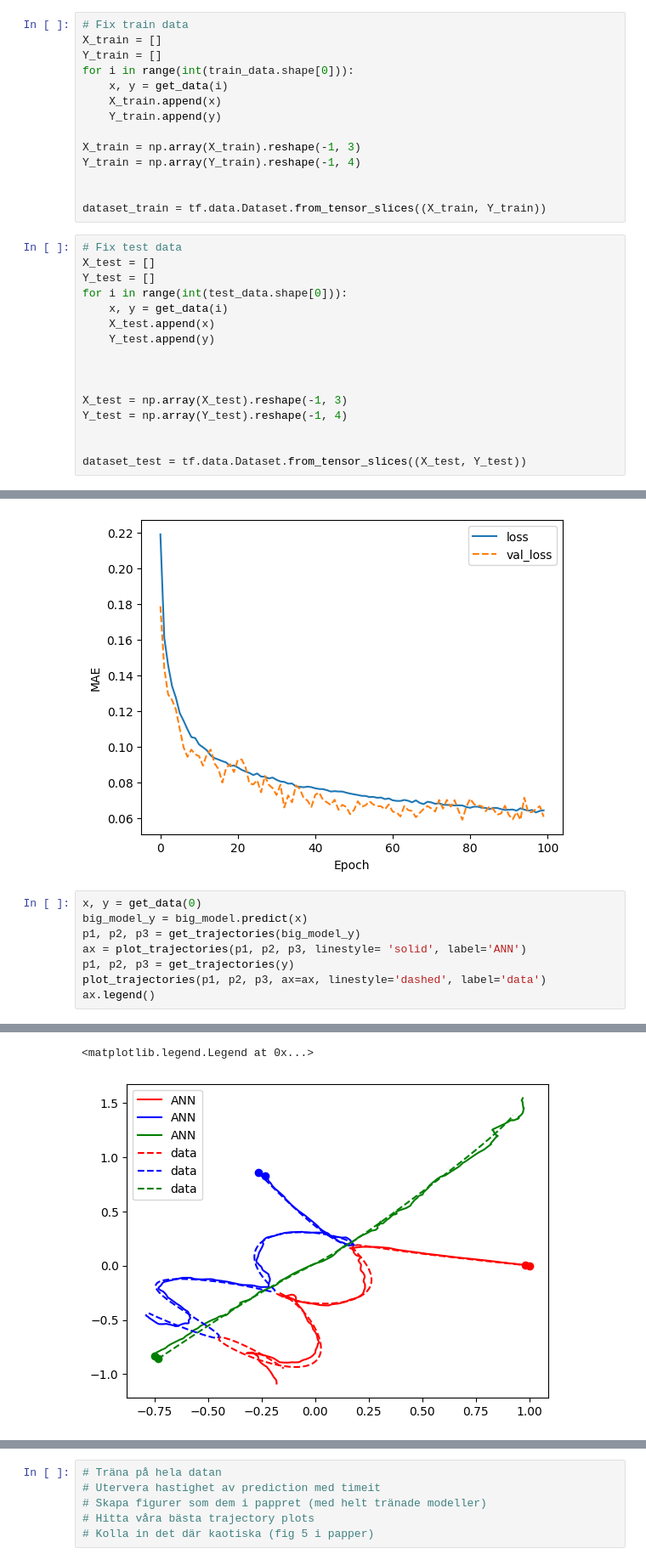
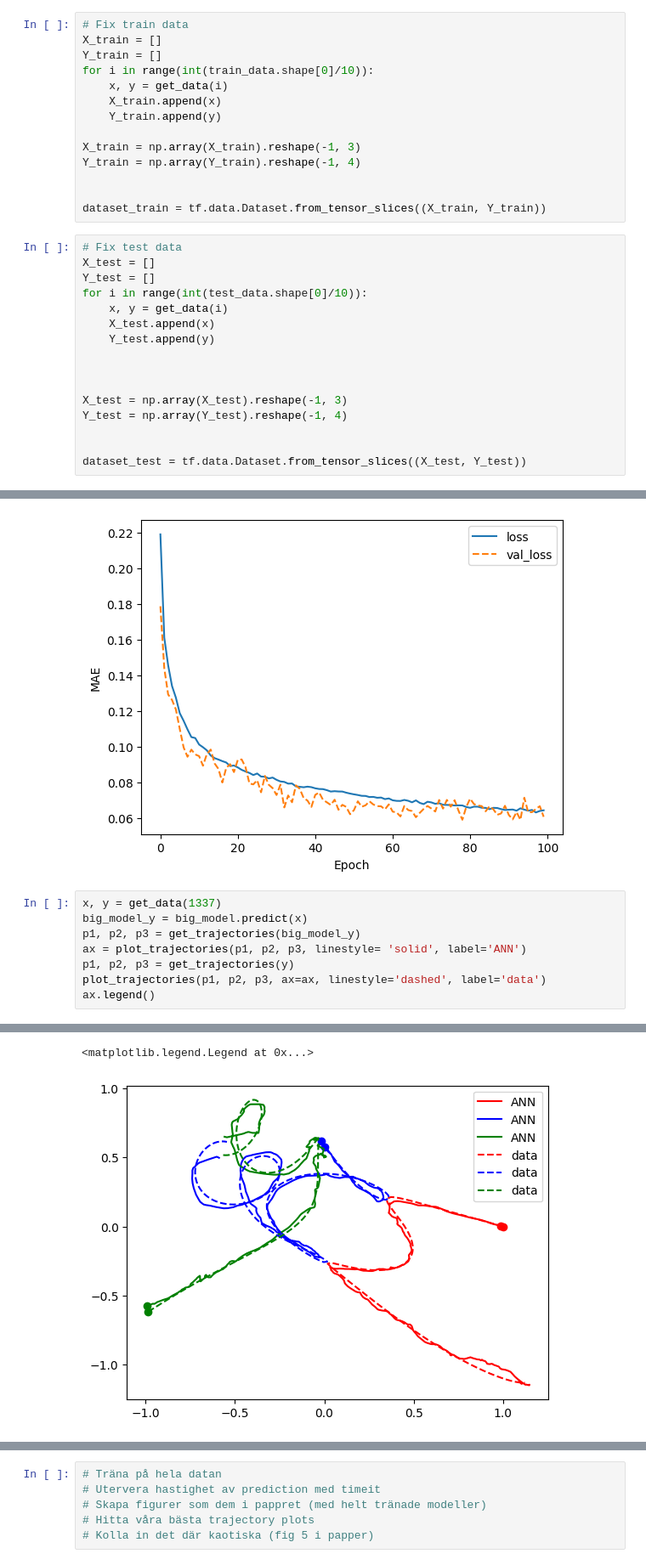
Before and after one commit to stinaper/tif285, a Jupyter notebook: doc/pub/Projects/Project2/TIF285_Project2.ipynb, the cells around one changed output, grey strips where cells are left out. Shown: that part at 85% size. Cells and saved outputs as stored; diff of their text form.

```diff
--- a/doc/pub/Projects/Project2/TIF285_Project2.ipynb
+++ b/doc/pub/Projects/Project2/TIF285_Project2.ipynb
@@ -291,7 +291,7 @@ print(train_data.shape)
 # Fix train data
 X_train = []
 Y_train = []
-for i in range(int(train_data.shape[0])):
+for i in range(int(train_data.shape[0]/10)):
     x, y = get_data(i)
     X_train.append(x)
     Y_train.append(y)
@@ -305,7 +305,7 @@ dataset_train = tf.data.Dataset.from_tensor_slices((X_train, Y_train))
 # Fix test data
 X_test = []
 Y_test = []
-for i in range(int(test_data.shape[0])):
+for i in range(int(test_data.shape[0]/10)):
     x, y = get_data(i)
     X_test.append(x)
     Y_test.append(y)
@@ -488,7 +488,7 @@ plt.legend()
 <matplotlib.legend.Legend at 0x...>
 [figure]
 # %%
-x, y = get_data(0)
+x, y = get_data(1337)
 big_model_y = big_model.predict(x)
 p1, p2, p3 = get_trajectories(big_model_y)
 ax = plot_trajectories(p1, p2, p3, linestyle= 'solid', label='ANN')
@@ -500,2 +500,2 @@ ax.legend()
 <matplotlib.legend.Legend at 0x...>
-[figure, old version]
+[figure, new version]
```
Also changed, not shown: parts of 17 cells of this notebook.
